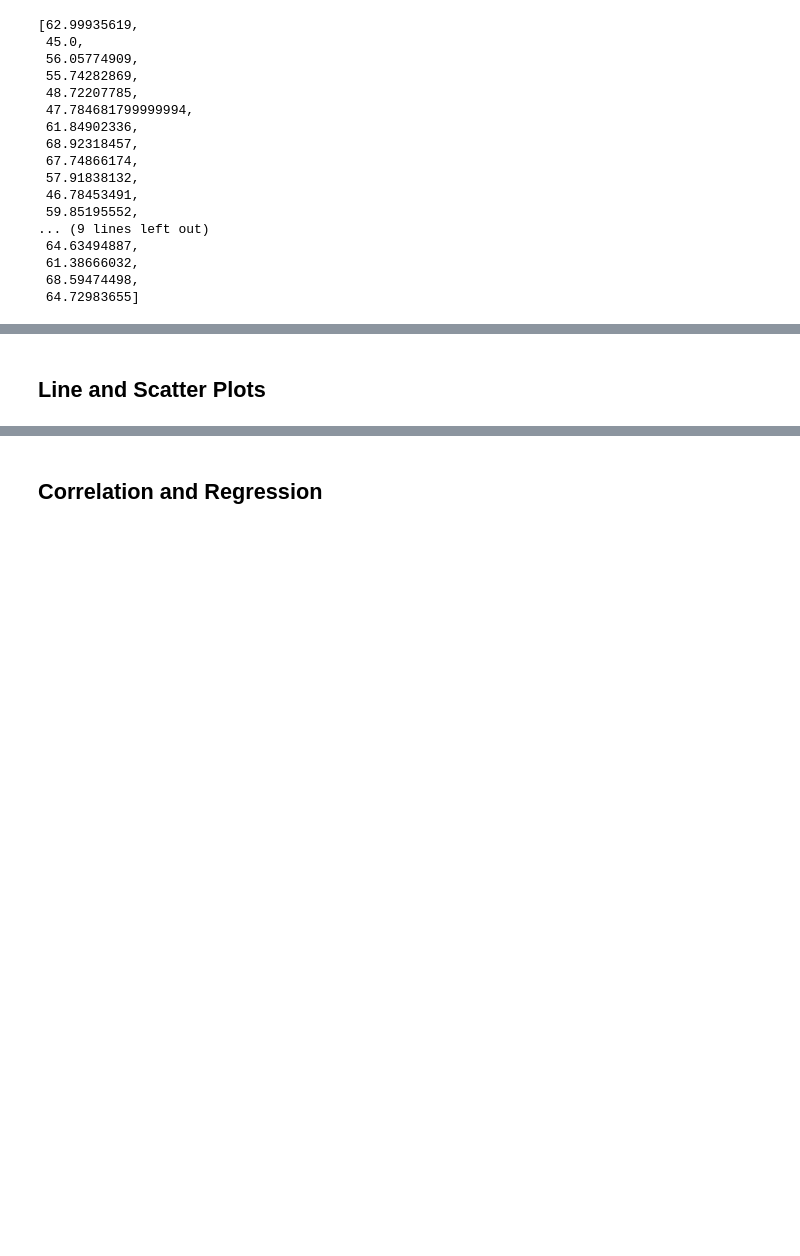
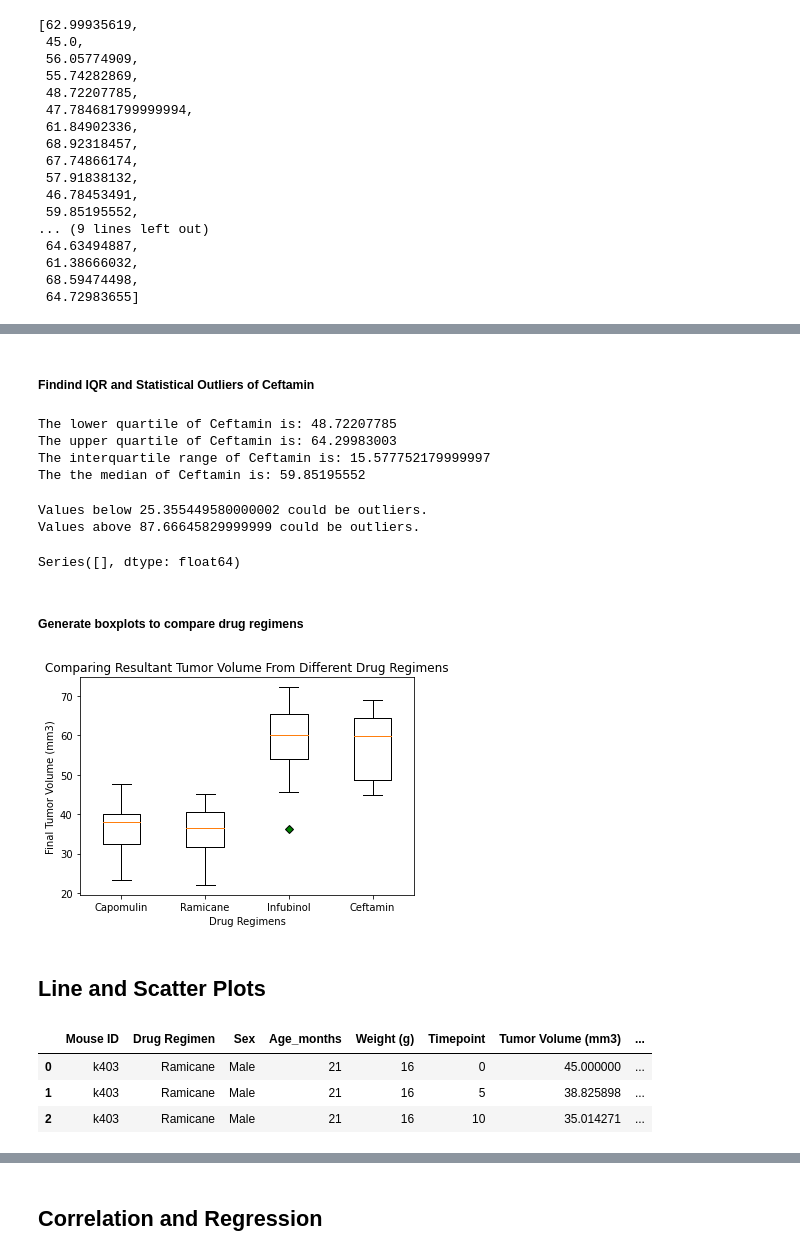
Before and after one commit to 3065923/Pymaceuticals_Burns, a Jupyter notebook: Pymaceuticals/Burns_pymaceuticals.ipynb, the cells around one changed output, grey strips where cells are left out. Cells and saved outputs as stored; diff of their text form; code cells hidden in the pictures; blank space fills up the shorter version.

```diff
--- a/Pymaceuticals/Burns_pymaceuticals.ipynb
+++ b/Pymaceuticals/Burns_pymaceuticals.ipynb
@@ -546,3 +571,10 @@ Capomulin_list
  36.04104736,
  28.48403281,
  31.896238399999998]
+# %%
+#trying to make the list iteratable
+
+#pd.series allows the object to return as an array we can find quantiles of
+
+Capomulin_list_pd = pd.Series(Capomulin_list)
+Capomulin_list_pd
@@ -566,3 +616,7 @@ Ramicane_list
  43.16637266,
  44.18345092,
  30.63869575]
+# %%
+#pd.series to make iteratable
+Ramicane_list_pd = pd.Series(Ramicane_list)
+Ramicane_list_pd
@@ -586,3 +658,7 @@ Infubinol_list
  58.26844248,
  67.68556862,
  62.75445141]
+# %%
+#pd.series to make iteratable
+Infubinol_list_pd = pd.Series(Infubinol_list)
+Infubinol_list_pd
@@ -626,0 +703,4 @@ Ceftamin_list
+# %%
+#pd.series to make iteratable
+Ceftamin_list_pd = pd.Series(Ceftamin_list)
+Ceftamin_list_pd
@@ -626,0 +825,53 @@ Ceftamin_list
+# %% [markdown]
+##### Findind IQR and Statistical Outliers of Ceftamin
+# %%
+quartiles_Ceftamin = Ceftamin_list_pd.quantile([.25,.5,.75])
+lowerq_cef = quartiles_Ceftamin[0.25]
+upperq_cef = quartiles_Ceftamin[0.75]
+iqr_cef = upperq_cef-lowerq_cef
+
+#print results
+print(f"The lower quartile of Ceftamin is: {lowerq_cef}")
+print(f"The upper quartile of Ceftamin is: {upperq_cef}")
+print(f"The interquartile range of Ceftamin is: {iqr_cef}")
+print(f"The the median of Ceftamin is: {quartiles_Ceftamin[0.5]} ")
+# %% [output]
+The lower quartile of Ceftamin is: 48.72207785
+The upper quartile of Ceftamin is: 64.29983003
+The interquartile range of Ceftamin is: 15.577752179999997
+The the median of Ceftamin is: 59.85195552
+# %%
+lower_bound_cef = lowerq_cef - (1.5*iqr_cef)
+upper_bound_cef = upperq_cef + (1.5*iqr_cef)
+print(f"Values below {lower_bound_cef} could be outliers.")
+print(f"Values above {upper_bound_cef} could be outliers.")
+
+
+outlier_cef = Ceftamin_list_pd.loc[(Ceftamin_list_pd < lower_bound_cef) | (Ceftamin_list_pd > upper_bound_cef)]
+outlier_cef
+# %% [output]
+Values below 25.355449580000002 could be outliers.
+Values above 87.66645829999999 could be outliers.
+Series([], dtype: float64)
+# %% [markdown]
+##### Generate boxplots to compare drug regimens
+# %%
+#Boxplots on one figure to compare on same axis
+
+#use Matplotlib reference to clean data and "make pretty"
+
+green_diamond = dict(markerfacecolor='g', marker='D')
+
+figure_data = [Capomulin_list_pd, Ramicane_list_pd, Infubinol_list_pd, Ceftamin_list_pd]
+fig1, ax1 = plt.subplots()
+ax1.set_title('Comparing Resultant Tumor Volume From Different Drug Regimens')
+ax1.set_xlabel('Drug Regimens')
+ax1.set_ylabel('Final Tumor Volume (mm3)')
+
+ax1.boxplot(figure_data, flierprops=green_diamond)
+plt.xticks([1, 2, 3, 4], ['Capomulin', 'Ramicane', 'Infubinol', 'Ceftamin'])
+
+
+plt.show()
+# %% [output]
+[figure, added]
@@ -649,3 +919,10 @@ Ceftamin_list
 ## Line and Scatter Plots
 # %%
 # Generate a line plot of tumor volume vs. time point for a mouse treated with Capomulin
+# %%
+clean_complete_df.head(3)
+# %% [output]
+|  | Mouse ID | Drug Regimen | Sex | Age_months | Weight (g) | Timepoint | Tumor Volume (mm3) | ... |
+| 0 | k403 | Ramicane | Male | 21 | 16 | 0 | 45.000000 | ... |
+| 1 | k403 | Ramicane | Male | 21 | 16 | 5 | 38.825898 | ... |
+| 2 | k403 | Ramicane | Male | 21 | 16 | 10 | 35.014271 | ... |
```
Also changed, not shown: parts of 46 cells of this notebook.
